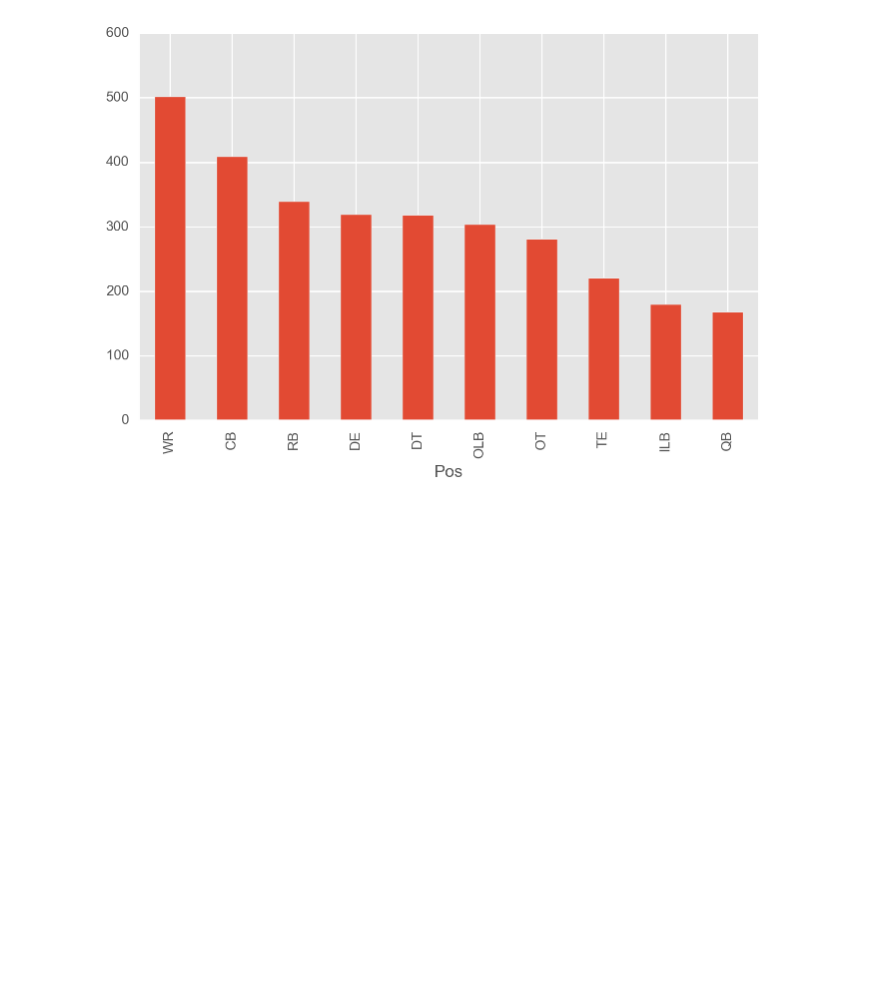
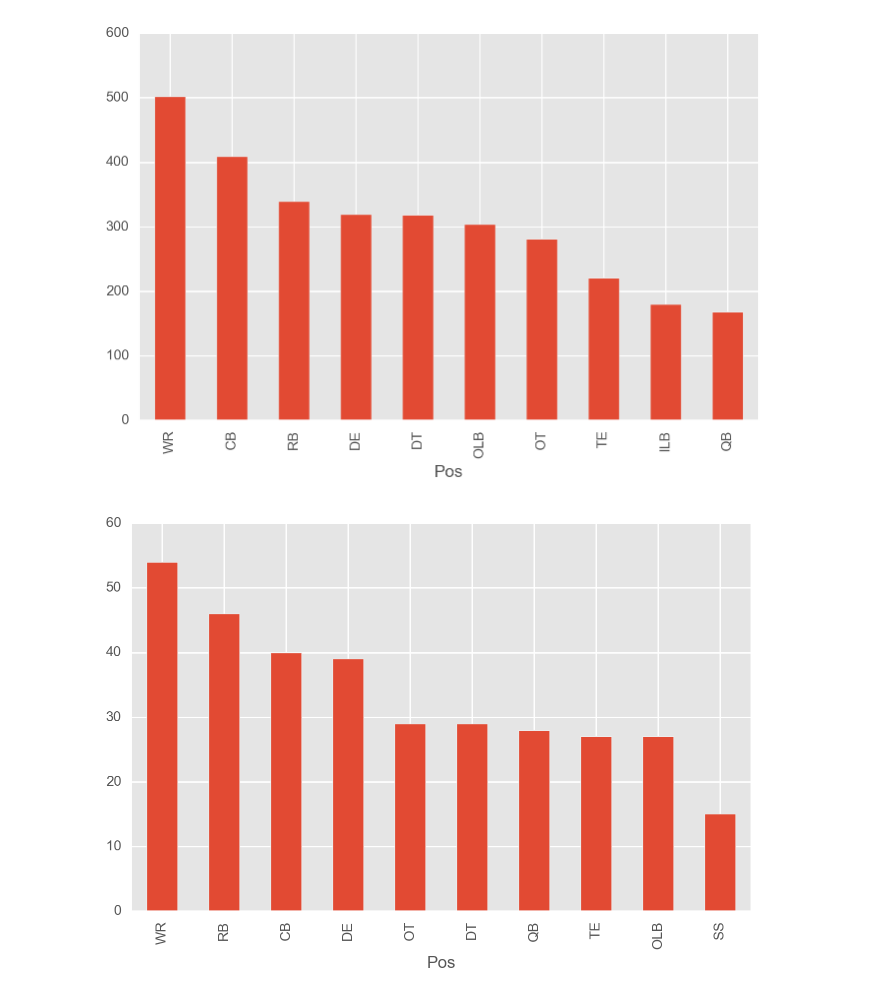
Before and after one commit to richardagalvez/NFLAnalysis, a Jupyter notebook: Data_exploration.ipynb, the cells around one changed output. Saved outputs shown, nothing was run; the diff lists cells and outputs as text; code cells hidden in the pictures; blank space fills up the shorter version.

Commit message:
updating data exploration

```diff
--- a/Data_exploration.ipynb
+++ b/Data_exploration.ipynb
@@ -29,3 +27,10 @@ df = pd.read_csv('/Users/richard/data/NFL.csv', index_col='idx')
+# %%
+df = pd.read_csv('/Users/richard/data/NFL.csv', index_col='idx')
+
+# I didn't take kicker data, just the first two rows to have the column information,
+# so I'm going to drop those positions:
+
+df = df.drop(df[df['Pos']=='K'].index)
 # %% [markdown]
 Pandas has a useful feature to give summary statistics for a given dataframe. The command is describe(), where I pass the option include= 'all' so that we have a summary for all data types, not just numerics. Also, I drop some columns which I don't really care for, which clutters the display:
 # %%
@@ -75,3 +96,7 @@ Next, by the numbers, which position is best represented in the probowl?
 df.groupby('Pos').size().sort_values(ascending=False).head(n=10).plot(kind='bar');
 # %% [output]
 [figure]
+# %%
+df[df['Probowl']==True].groupby('Pos').size().sort_values(ascending=False).head(n=10).plot(kind='bar');
+# %% [output]
+[figure, added]
```
Also changed, not shown: parts of 17 cells of this notebook.
